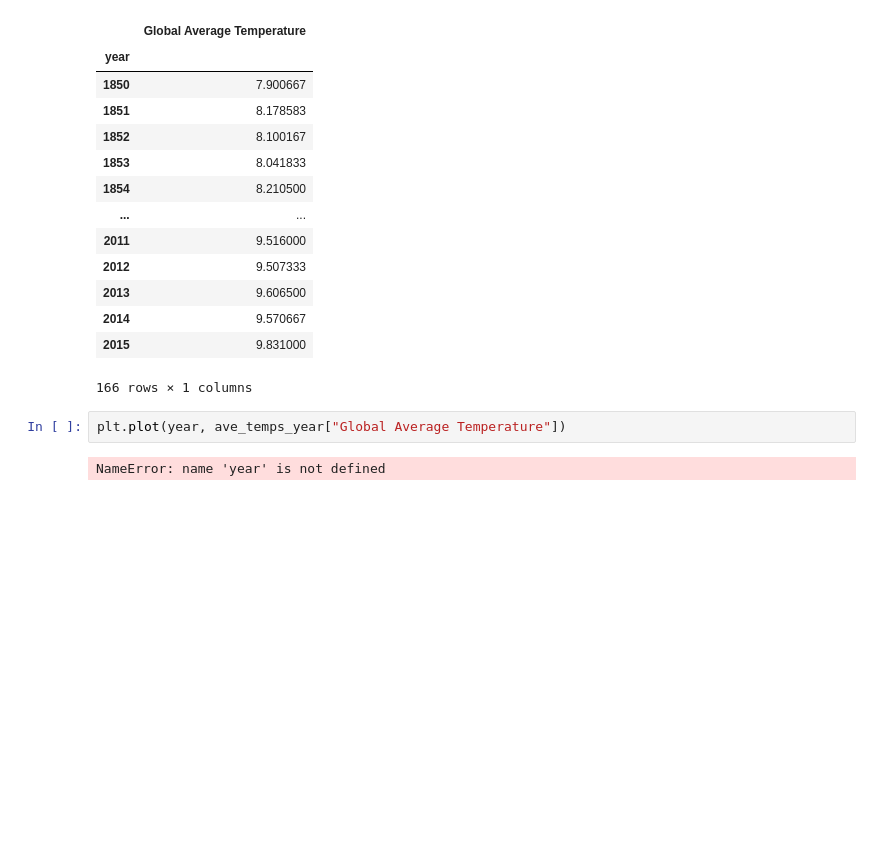
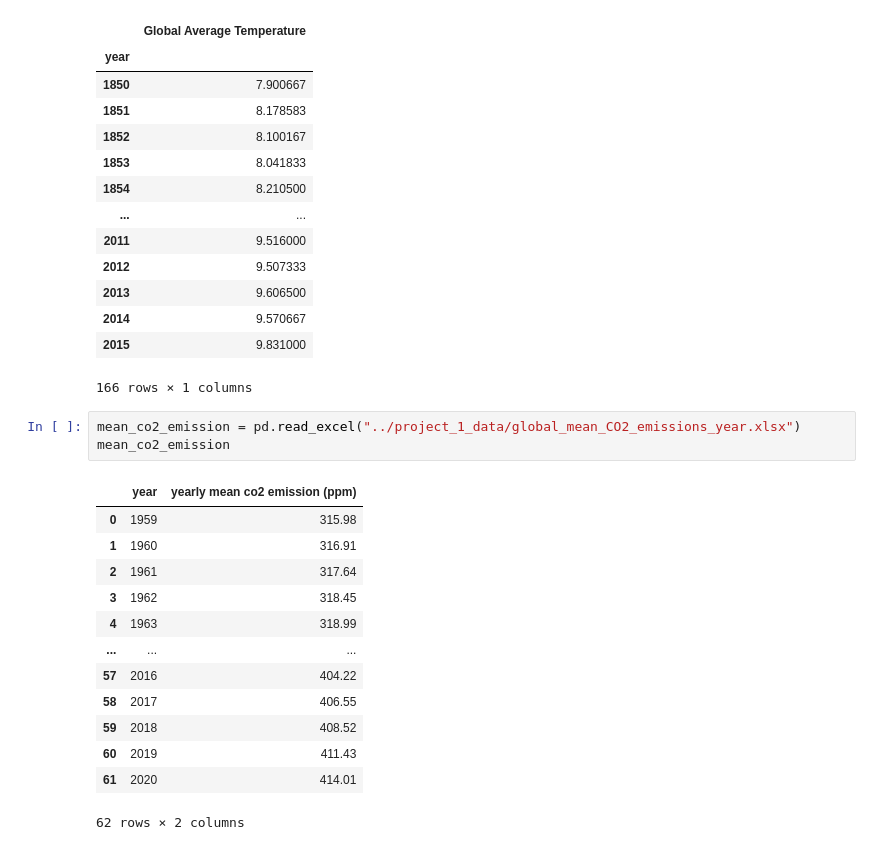
Before and after one commit to Heesu-H/project_1, a Jupyter notebook: global_ave_temperatures_heesu.ipynb, the cells around one changed output. Drawn from its saved outputs; the diff is of its cells as text; blank space fills up the shorter version.

```diff
--- a/global_ave_temperatures_heesu.ipynb
+++ b/global_ave_temperatures_heesu.ipynb
@@ -127,7 +143,20 @@ ave_temps_year
 | 2014 | 9.570667 |
 | 2015 | 9.831000 |
 166 rows × 1 columns
-# %%
-plt.plot(year, ave_temps_year["Global Average Temperature"])
-# %% [output]
-NameError: name 'year' is not defined
+# %%
+mean_co2_emission = pd.read_excel("../project_1_data/global_mean_CO2_emissions_year.xlsx")
+mean_co2_emission
+# %% [output]
+|  | year | yearly mean co2 emission (ppm) |
+| 0 | 1959 | 315.98 |
+| 1 | 1960 | 316.91 |
+| 2 | 1961 | 317.64 |
+| 3 | 1962 | 318.45 |
+| 4 | 1963 | 318.99 |
+| ... | ... | ... |
+| 57 | 2016 | 404.22 |
+| 58 | 2017 | 406.55 |
+| 59 | 2018 | 408.52 |
+| 60 | 2019 | 411.43 |
+| 61 | 2020 | 414.01 |
+62 rows × 2 columns
```
Also changed, not shown: parts of 7 cells of this notebook.
